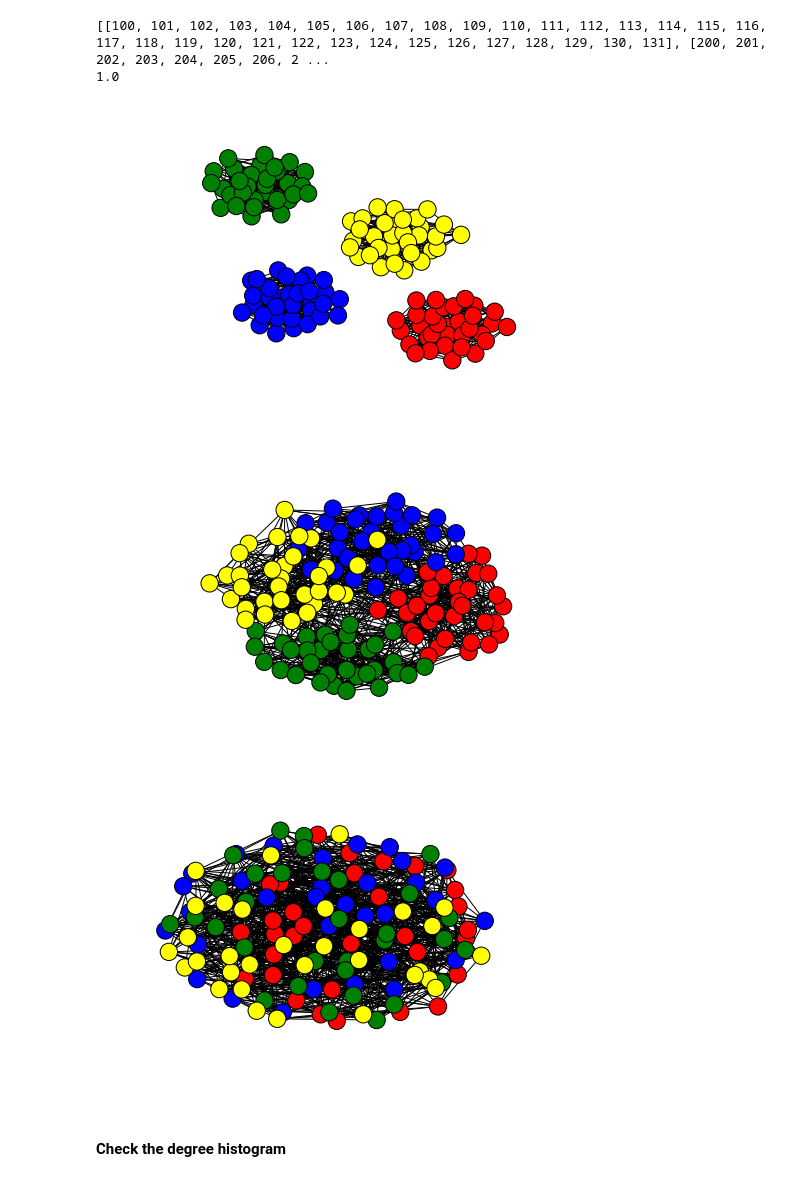
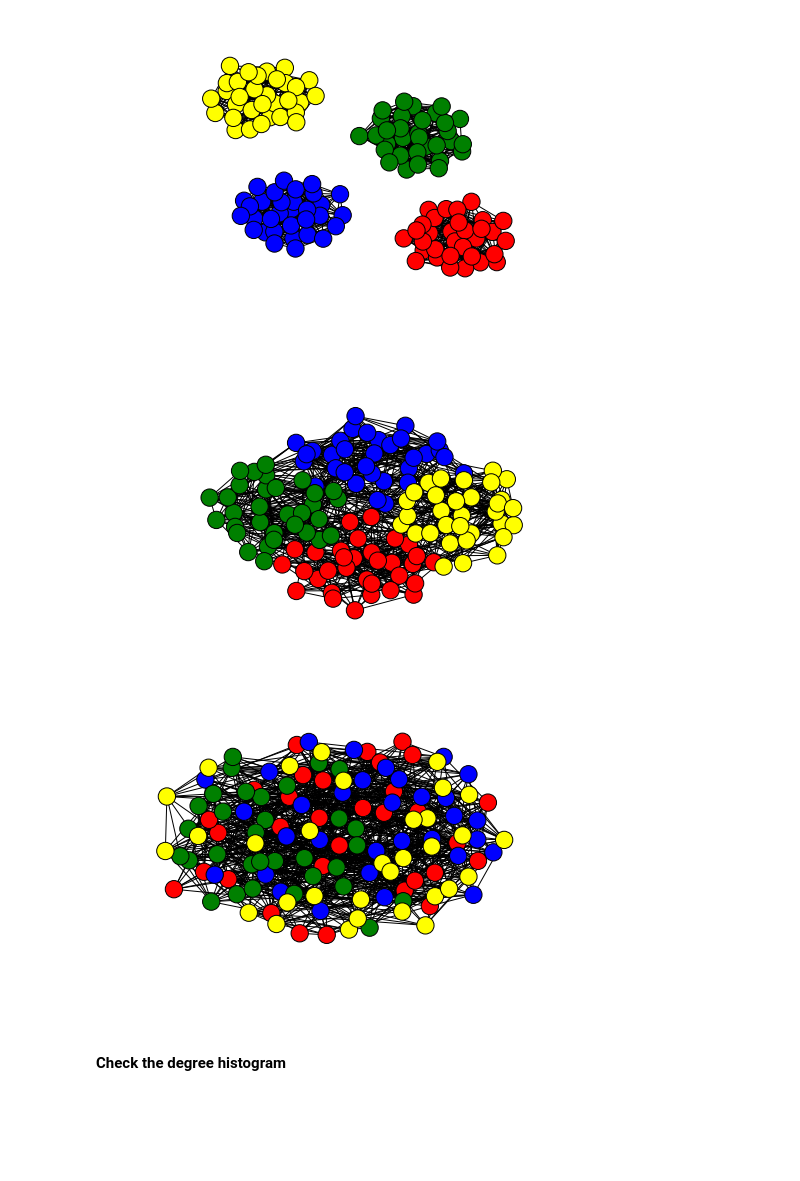
Before and after one commit to riblidezso/graph_clust_alg_comparison, a Jupyter notebook: devel_notebooks/GN_benchmark.ipynb, the cells around one changed output. Saved outputs shown, nothing was run; the diff lists cells and outputs as text; code cells hidden in the pictures; blank space fills up the shorter version.

Commit message:
GN benchmark correct now

```diff
--- a/devel_notebooks/GN_benchmark.ipynb
+++ b/devel_notebooks/GN_benchmark.ipynb
@@ -69,25 +102,18 @@ for i in xrange(4):
     c=cols[i]
     for j in xrange(32):
         node_colors.append(c)
-# %%
-test_g,test_g_partitions=create_GN_benchmark_graph(k_in=16)
-print test_g_partitions
-print evaluate_partition(test_g_partitions)
-# %% [output]
-[[100, 101, 102, 103, 104, 105, 106, 107, 108, 109, 110, 111, 112, 113, 114, 115, 116, 117, 118, 119, 120, 121, 122, 123, 124, 125, 126, 127, 128, 129, 130, 131], [200, 201, 202, 203, 204, 205, 206, 2 ...
-1.0
 # %%
-nx.draw_graphviz(create_GN_benchmark_graph(k_in=16)[0],node_color=node_colors)
+nx.draw_graphviz(create_GN_benchmark_graph(k_in=16),node_color=node_colors)
 # %% [output]
-[figure, old version]
+[figure, new version]
 # %%
-nx.draw_graphviz(create_GN_benchmark_graph(k_in=12)[0],node_color=node_colors)
+nx.draw_graphviz(create_GN_benchmark_graph(k_in=12),node_color=node_colors)
 # %% [output]
-[figure, old version]
+[figure, new version]
 # %%
-nx.draw_graphviz(create_GN_benchmark_graph(k_in=6)[0],node_color=node_colors)
+nx.draw_graphviz(create_GN_benchmark_graph(k_in=6),node_color=node_colors)
 # %% [output]
-[figure, old version]
+[figure, new version]
 # %% [markdown]
 #### Check the degree histogram
 # %%
```
Also changed, not shown: parts of 2 cells of this notebook, 2 other files.
